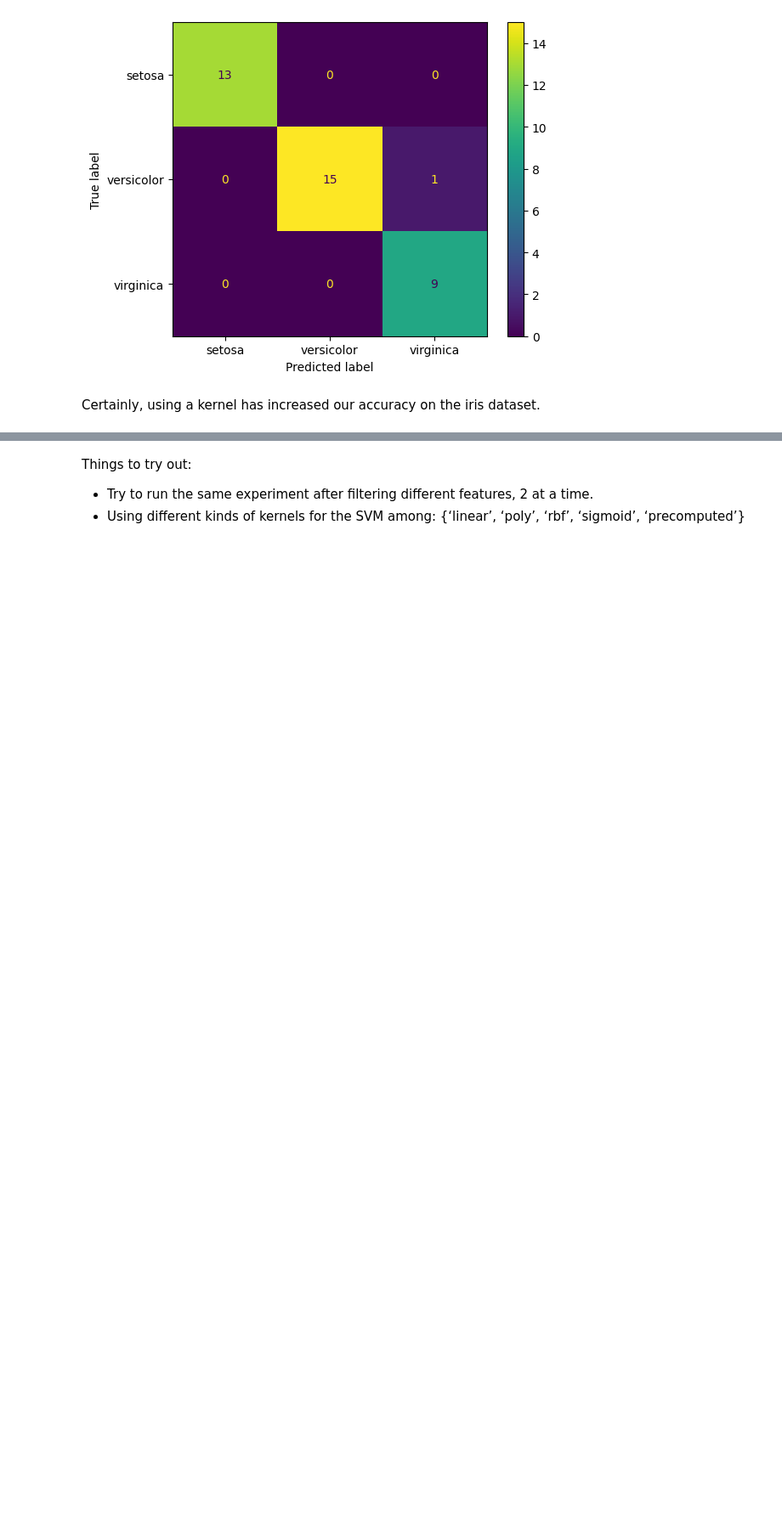
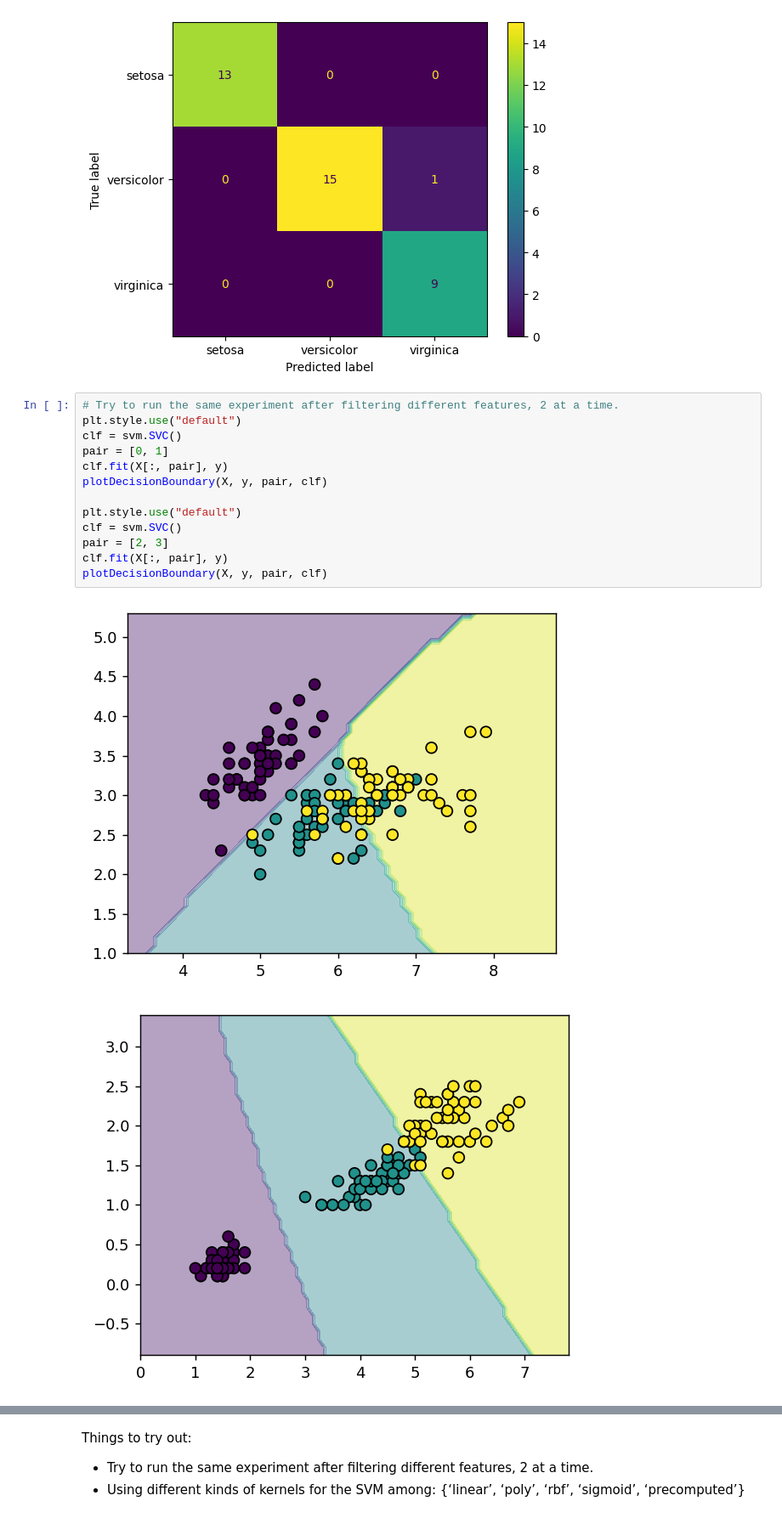
Before and after one commit to iahnu/FFML-assignment, a Jupyter notebook: Module_5_Lab_1.ipynb, the cells around one changed output, grey strips where cells are left out. Shown at 85% size. Saved outputs shown, nothing was run; the diff lists cells and outputs as text; blank space fills up the shorter version.

```diff
--- a/Module_5_Lab_1.ipynb
+++ b/Module_5_Lab_1.ipynb
@@ -182,5 +182,19 @@ The confusion matrix is :
 Function plot_confusion_matrix is deprecated; Function `plot_confusion_matrix` is deprecated in 1.0 and will be removed in 1.2. Use one of the class methods: ConfusionMatrixDisplay.from_predictions or ...
 <sklearn.metrics._plot.confusion_matrix.ConfusionMatrixDisplay at 0x...>
 [figure]
-# %% [markdown]
-Certainly, using a kernel has increased our accuracy on the iris dataset.
+# %%
+# Try to run the same experiment after filtering different features, 2 at a time.
+plt.style.use("default")
+clf = svm.SVC()
+pair = [0, 1]
+clf.fit(X[:, pair], y)
+plotDecisionBoundary(X, y, pair, clf)
+
+plt.style.use("default")
+clf = svm.SVC()
+pair = [2, 3]
+clf.fit(X[:, pair], y)
+plotDecisionBoundary(X, y, pair, clf)
+# %% [output]
+[figure, added]
+[figure, added]
```
Also changed, not shown: parts of 1 cell of this notebook.
